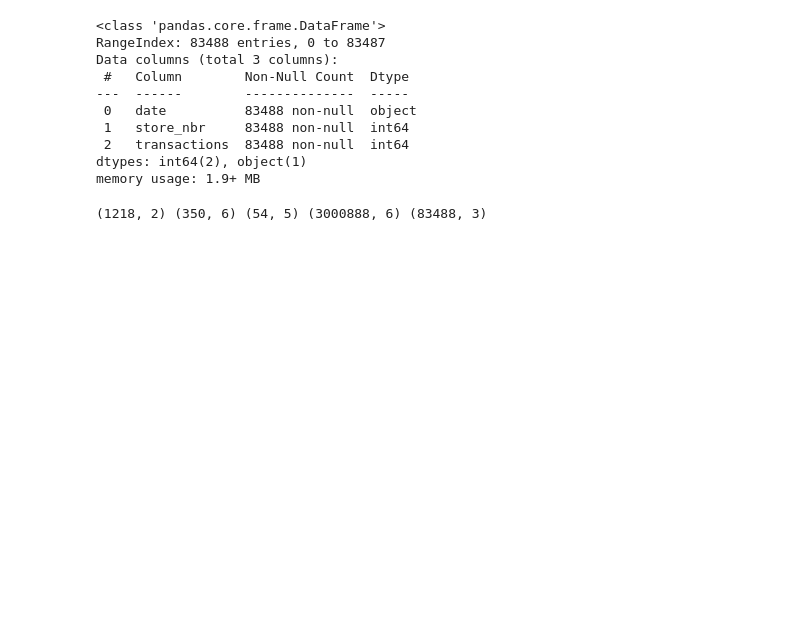
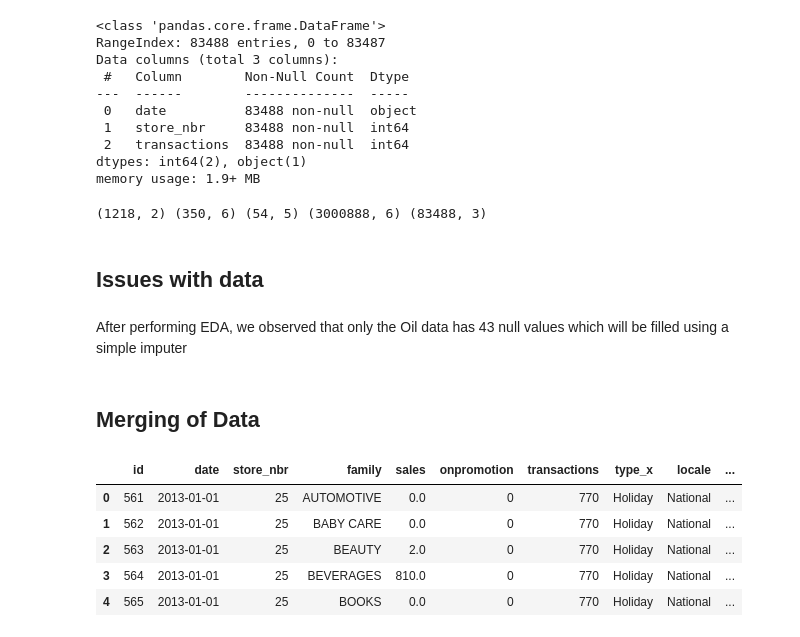
Before and after one commit to mabrony/Time-series-analysis-project, a Jupyter notebook: timeseries.ipynb, the cells around one changed output. Drawn from its saved outputs; the diff is of its cells as text; code cells hidden in the pictures; blank space fills up the shorter version.

```diff
--- a/timeseries.ipynb
+++ b/timeseries.ipynb
@@ -492,3 +493,7 @@ memory usage: 1.9+ MB
 print(data_1.shape, data_2.shape, data_3.shape, data_4.shape,data_5.shape)
 # %% [output]
 (1218, 2) (350, 6) (54, 5) (3000888, 6) (83488, 3)
+# %% [markdown]
+## Issues with data ##
+# %% [markdown]
+After performing EDA, we observed that only the Oil data has 43 null values which will be filled using a simple imputer
@@ -494,0 +512,28 @@ print(data_1.shape, data_2.shape, data_3.shape, data_4.shape,data_5.shape)
+# %% [markdown]
+## Merging of Data ##
+# %%
+# Merging Train dataset to Transactions   dataset on common columns 'date' and 'store_nbr'
+
+data_m1 = pd.merge(data_4, data_5, on = ['date', 'store_nbr'])
+
+# Merging the holidays dataset to first merged dataset(data_m1) on 'date' column
+
+data_m2 = pd.merge(data_m1, data_2, on = 'date')
+
+# Merging the oil dataset to second merged dataset(data_m2) on 'date' column
+
+data_m3 = pd.merge(data_m2, data_1, on = 'date')
+
+
+# Merging the store dataset to third merged dataset(data_m3) on 'store_nbr' column
+
+merged_data = pd.merge(data_m3, data_3, on = 'store_nbr')
+# %%
+merged_data.head(5)
+# %% [output]
+|  | id | date | store_nbr | family | sales | onpromotion | transactions | type_x | locale | ... |
+| 0 | 561 | 2013-01-01 | 25 | AUTOMOTIVE | 0.0 | 0 | 770 | Holiday | National | ... |
+| 1 | 562 | 2013-01-01 | 25 | BABY CARE | 0.0 | 0 | 770 | Holiday | National | ... |
+| 2 | 563 | 2013-01-01 | 25 | BEAUTY | 2.0 | 0 | 770 | Holiday | National | ... |
+| 3 | 564 | 2013-01-01 | 25 | BEVERAGES | 810.0 | 0 | 770 | Holiday | National | ... |
+| 4 | 565 | 2013-01-01 | 25 | BOOKS | 0.0 | 0 | 770 | Holiday | National | ... |
```
Also changed, not shown: parts of 8 cells of this notebook.
